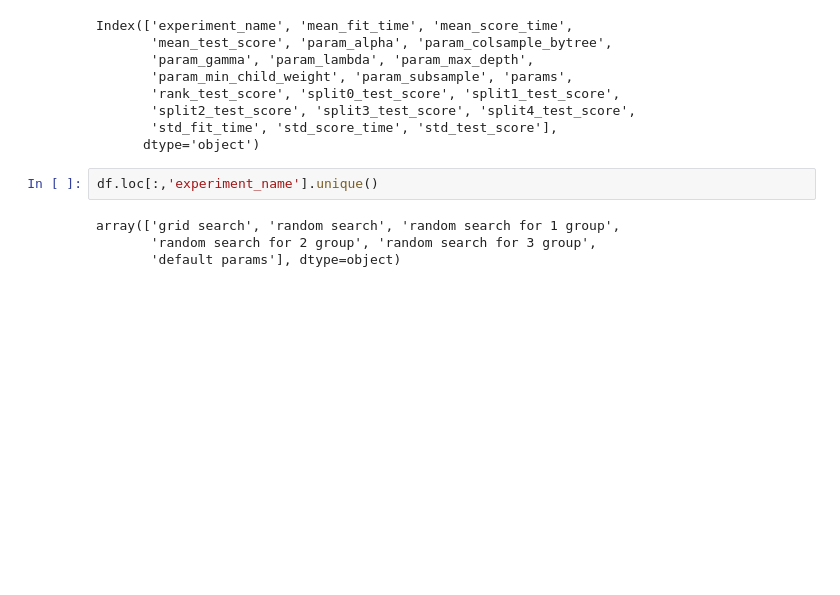
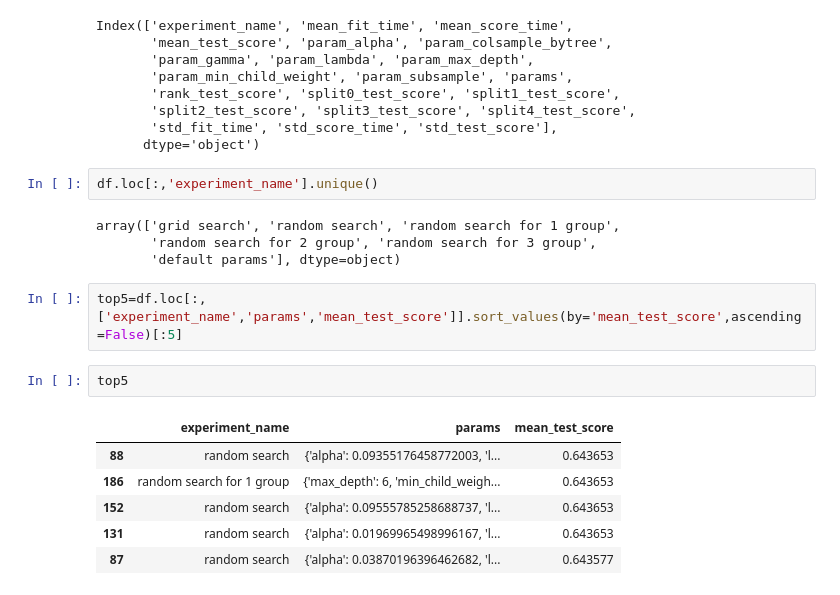
Before and after one commit to HollowPrincess/GradBoostOptim, a Jupyter notebook: xgboost_test_1_analysis.ipynb, the cells around one changed output. Cells and saved outputs as stored; diff of their text form; blank space fills up the shorter version.

```diff
--- a/xgboost_test_1_analysis.ipynb
+++ b/xgboost_test_1_analysis.ipynb
@@ -23,3 +23,14 @@ df.loc[:,'experiment_name'].unique()
 array(['grid search', 'random search', 'random search for 1 group',
        'random search for 2 group', 'random search for 3 group',
        'default params'], dtype=object)
+# %%
+top5=df.loc[:,['experiment_name','params','mean_test_score']].sort_values(by='mean_test_score',ascending=False)[:5]
+# %%
+top5
+# %% [output]
+|  | experiment_name | params | mean_test_score |
+| 88 | random search | {'alpha': 0.09355176458772003, 'l... | 0.643653 |
+| 186 | random search for 1 group | {'max_depth': 6, 'min_child_weigh... | 0.643653 |
+| 152 | random search | {'alpha': 0.09555785258688737, 'l... | 0.643653 |
+| 131 | random search | {'alpha': 0.01969965498996167, 'l... | 0.643653 |
+| 87 | random search | {'alpha': 0.03870196396462682, 'l... | 0.643577 |
```
Also changed, not shown: parts of 3 cells of this notebook, 1 other file.
